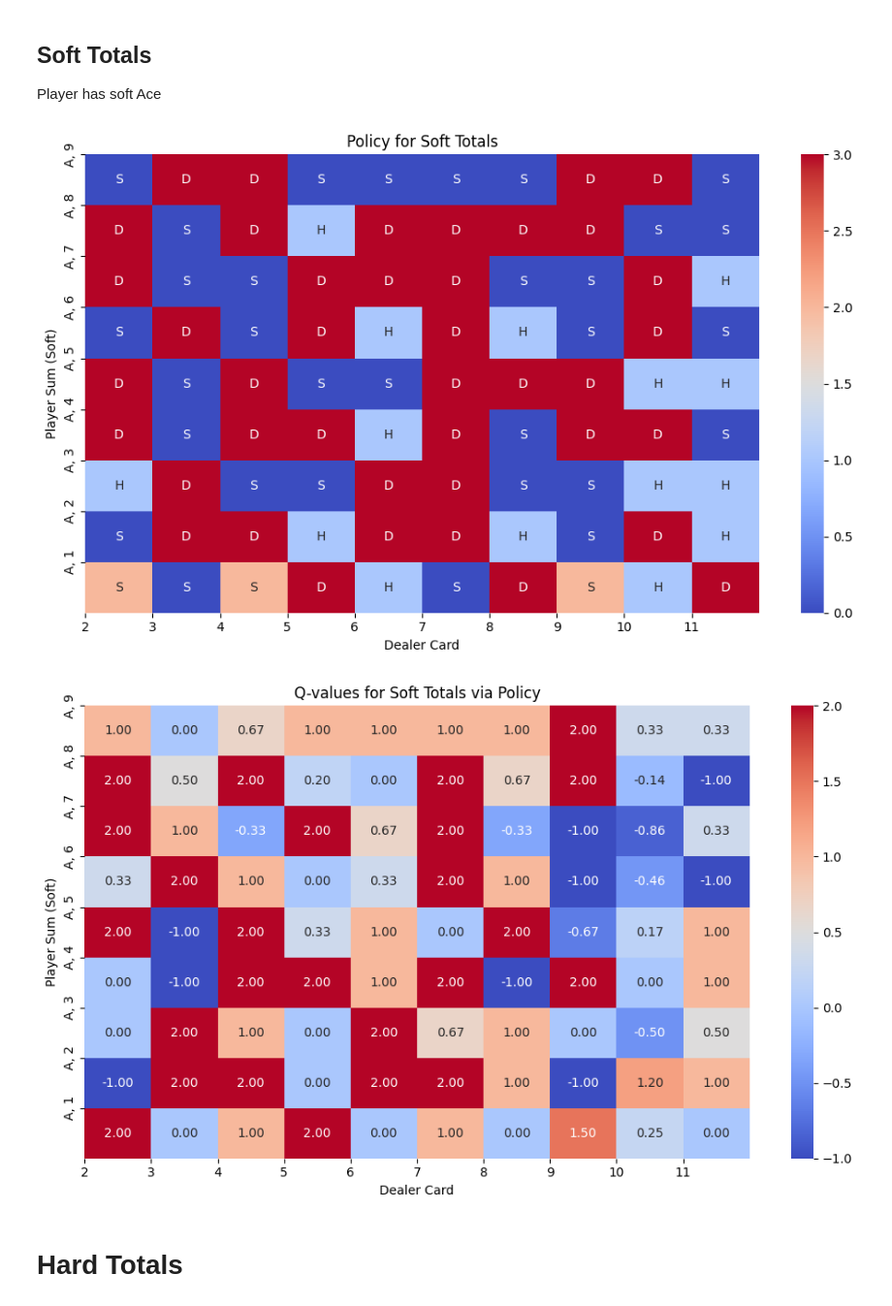
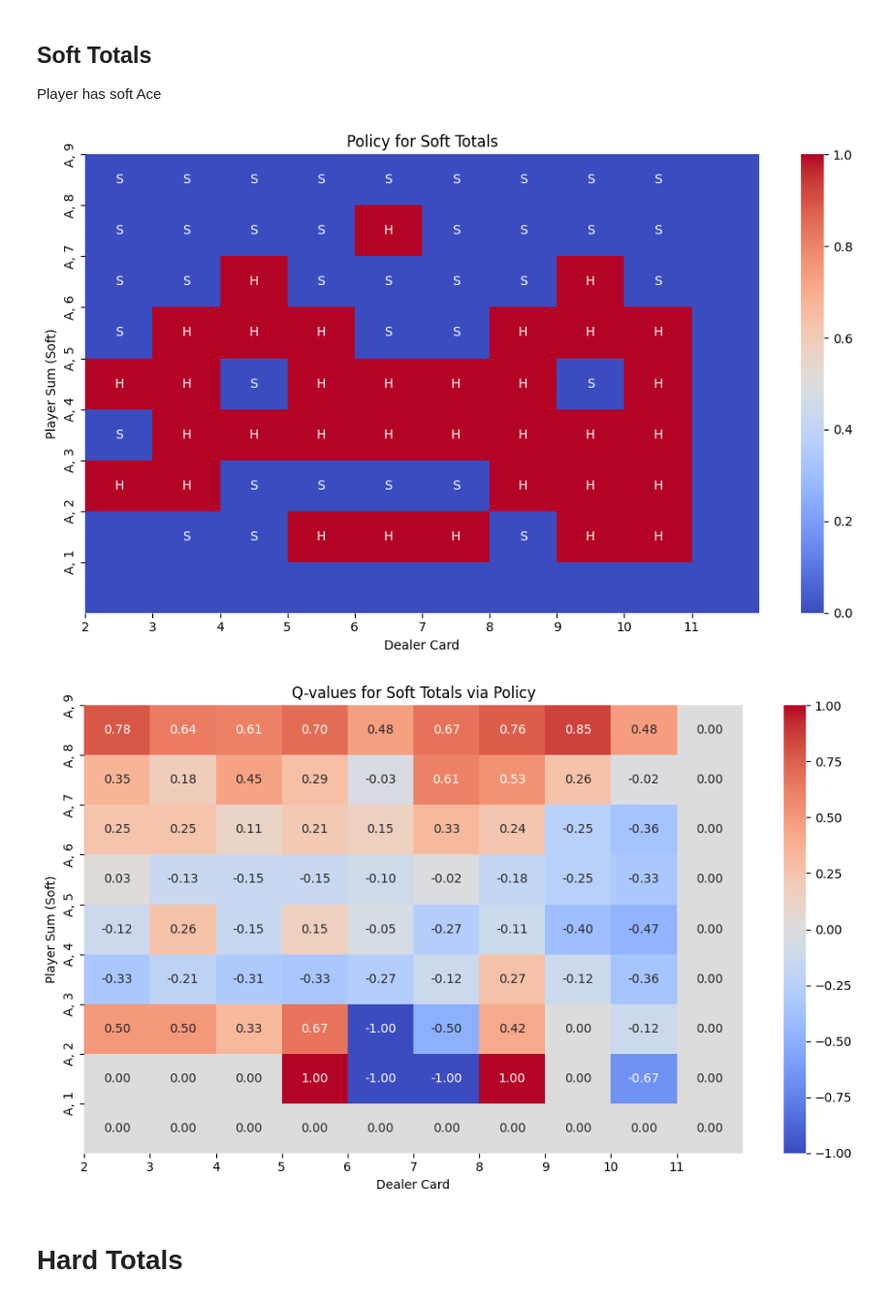
Before and after one commit to Horizon-42/black_jack, a Jupyter notebook: analysis.ipynb, the cells around one changed output. Shown at 97% size. Saved outputs shown, nothing was run; the diff lists cells and outputs as text; code cells hidden in the pictures.

```diff
--- a/analysis.ipynb
+++ b/analysis.ipynb
@@ -20,5 +27,4 @@ with open(f"{save_path}/Q.pkl", "rb") as f:
 # %%
-from models.utils import BaseState, Action
 import numpy as np
 # plotting
 import matplotlib.pyplot as plt
@@ -37,7 +43,8 @@ for action in [Action.Stand, Action.Hit, Action.Double]:
                 player_sum=player_sum,
                 dealer_card=dealer_card_value,
                 usible_ace=False,
-                splitable=False
+                splitable=False,
+                can_double=True,
             )
             if state in Q and action in Q[state]:
                 action_tables[action][i, j] = Q[state][action]
@@ -83,9 +90,12 @@ for i, player_sum in enumerate(splitable_player_sums):
             player_sum=player_sum,
             dealer_card=dealer_card_value,
             usible_ace=has_ace,
-            splitable=True
+            splitable=True,
+            can_double=True
         )
         action  = policy.get(state)
+        if action is None:
+            continue
         split_policy[i, j] = action == Action.Split
         if action not in Q[state]:
             print(state, action, "Not possible?")
@@ -135,39 +145,40 @@ for i, player_sum in enumerate(soft_plyer_sums):
             player_sum=player_sum,
             dealer_card=dealer_card_value,
             usible_ace=True,
-            splitable=player_sum == 12  # only splitable if player sum is 12 (AA)
+            splitable=player_sum == 12,  # only splitable if player sum is 12 (AA)
+            can_double=False
         )
         action  = policy.get(state)
         if action is None:
             continue
         soft_policy[i, j] = action.value
         soft_policy_labels[i, j] = action.name[0]  # use first letter of action name
         soft_policy_values[i, j] = Q[state][action]
 
 plt.figure(figsize=(10, 6))
 ax = sns.heatmap(soft_policy, annot=soft_policy_labels, fmt='', cmap='coolwarm', cbar=True,
             xticklabels=dealer_cards, yticklabels=soft_player_sum_labels)
 plt.title('Policy for Soft Totals')
 plt.xlabel('Dealer Card')
 plt.ylabel('Player Sum (Soft)')
 plt.xticks(ticks=np.arange(len(dealer_cards)), labels=dealer_cards)
 plt.yticks(ticks=np.arange(len(soft_plyer_sums)), labels=soft_player_sum_labels)
 plt.tight_layout()
 
 plt.figure(figsize=(10, 6))
 sns.heatmap(soft_policy_values, annot=True, fmt=".2f", cmap='coolwarm', cbar=True,
             xticklabels=dealer_cards, yticklabels=soft_player_sum_labels)
 plt.title('Q-values for Soft Totals via Policy')
 plt.xlabel('Dealer Card')
 plt.ylabel('Player Sum (Soft)')
 plt.xticks(ticks=np.arange(len(dealer_cards)), labels=dealer_cards)
 plt.yticks(ticks=np.arange(len(soft_player_sum_labels)), labels=soft_player_sum_labels)
 plt.tight_layout()
 
 plt.show()
 # %% [output]
-[figure, old version]
+[figure, new version]
-[figure, old version]
+[figure, new version]
 # %% [markdown]
 # Hard Totals
 # %%
```
Also changed, not shown: parts of 4 cells of this notebook, 4 other files.
